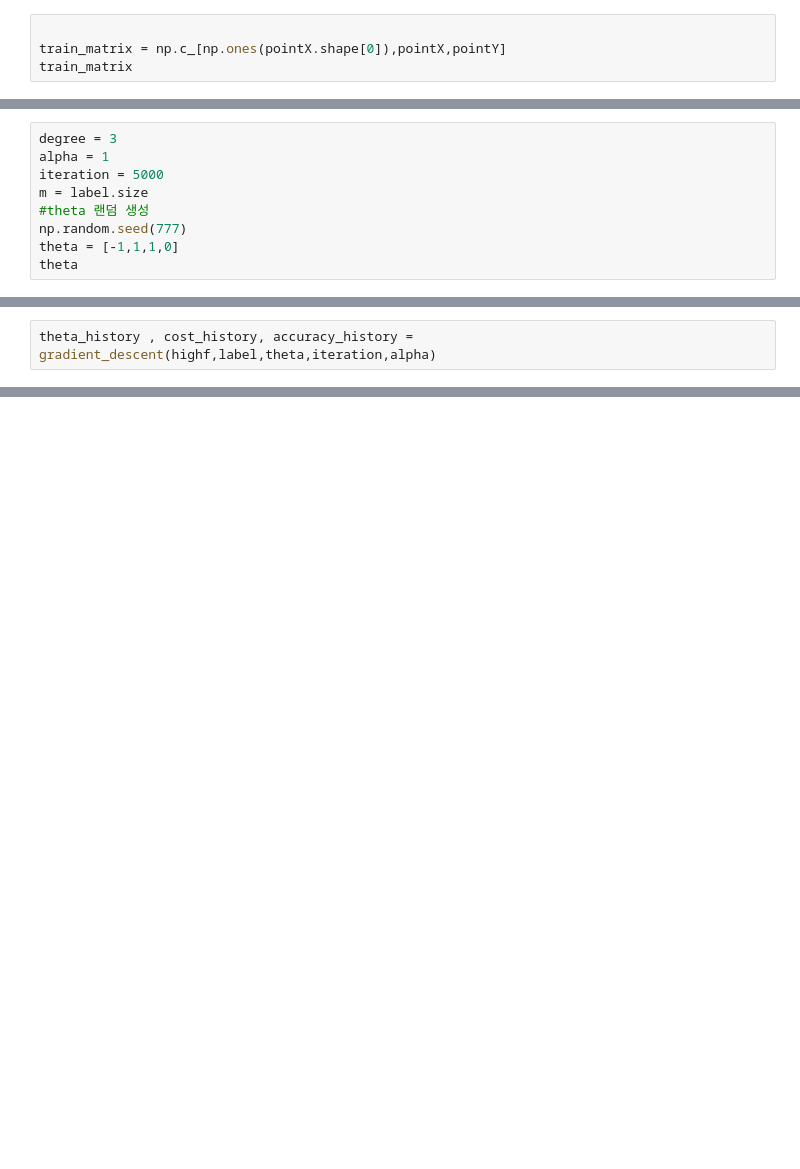
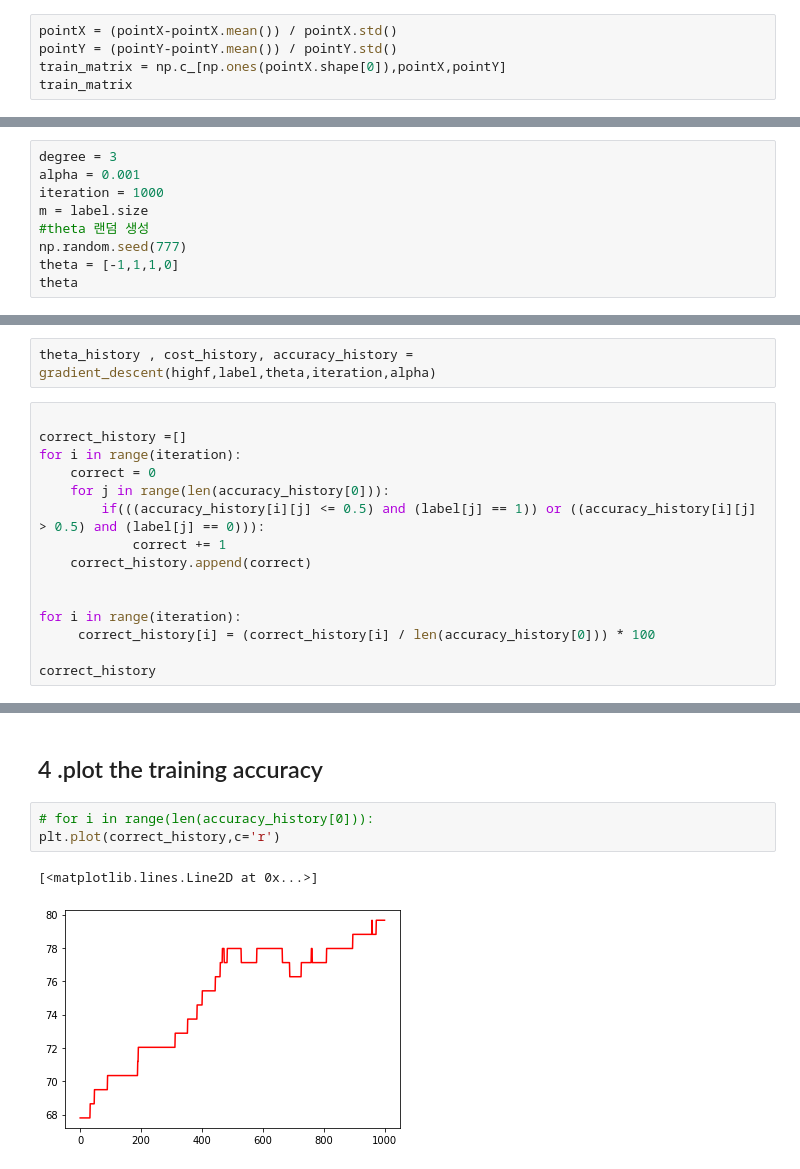
Before and after one commit to cheonginho/Machine-Learing, a Jupyter notebook: ML-assignment06.ipynb, the cells around one changed output, grey strips where cells are left out. Saved outputs shown, nothing was run; the diff lists cells and outputs as text; blank space fills up the shorter version.

Commit message:
plot the training accuracy

```diff
--- a/ML-assignment06.ipynb
+++ b/ML-assignment06.ipynb
@@ -34,7 +34,8 @@ plt.show()
 # %% [markdown]
 $g(x,y,\theta)=\theta_0 + \theta_1x^2 + \theta_2y^2 + \theta_3xy$
 # %%
-
+pointX = (pointX-pointX.mean()) / pointX.std()
+pointY = (pointY-pointY.mean()) / pointY.std()
 train_matrix = np.c_[np.ones(pointX.shape[0]),pointX,pointY]
 train_matrix
 # %% [output]
@@ -58,7 +59,7 @@ array([[ 1.       ,  0.051267 ,  0.69956  ],
 # %%
 degree = 3
-alpha = 1
-iteration = 5000
+alpha = 0.001
+iteration = 1000
 m = label.size
 #theta 랜덤 생성
 np.random.seed(777)
@@ -97,3 +98,18 @@ def gradient_descent(matrix,label,theta,iterations,alpha):
     return theta_history, cost_history , accuracy_history
 # %%
 theta_history , cost_history, accuracy_history = gradient_descent(highf,label,theta,iteration,alpha)
+# %%
+
+correct_history =[]
+for i in range(iteration):
+    correct = 0
+    for j in range(len(accuracy_history[0])):
+        if(((accuracy_history[i][j] <= 0.5) and (label[j] == 1)) or ((accuracy_history[i][j] > 0.5) and (label[j] == 0))):
+            correct += 1
+    correct_history.append(correct)
+
+
+for i in range(iteration):
+     correct_history[i] = (correct_history[i] / len(accuracy_history[0])) * 100
+
+correct_history
@@ -99,0 +134,8 @@ theta_history , cost_history, accuracy_history = gradient_descent(highf,label,th
+# %% [markdown]
+## 4 .plot the training accuracy
+# %%
+# for i in range(len(accuracy_history[0])):
+plt.plot(correct_history,c='r')
+# %% [output]
+[<matplotlib.lines.Line2D at 0x...>]
+[figure, added]
```
Also changed, not shown: parts of 3 cells of this notebook.
